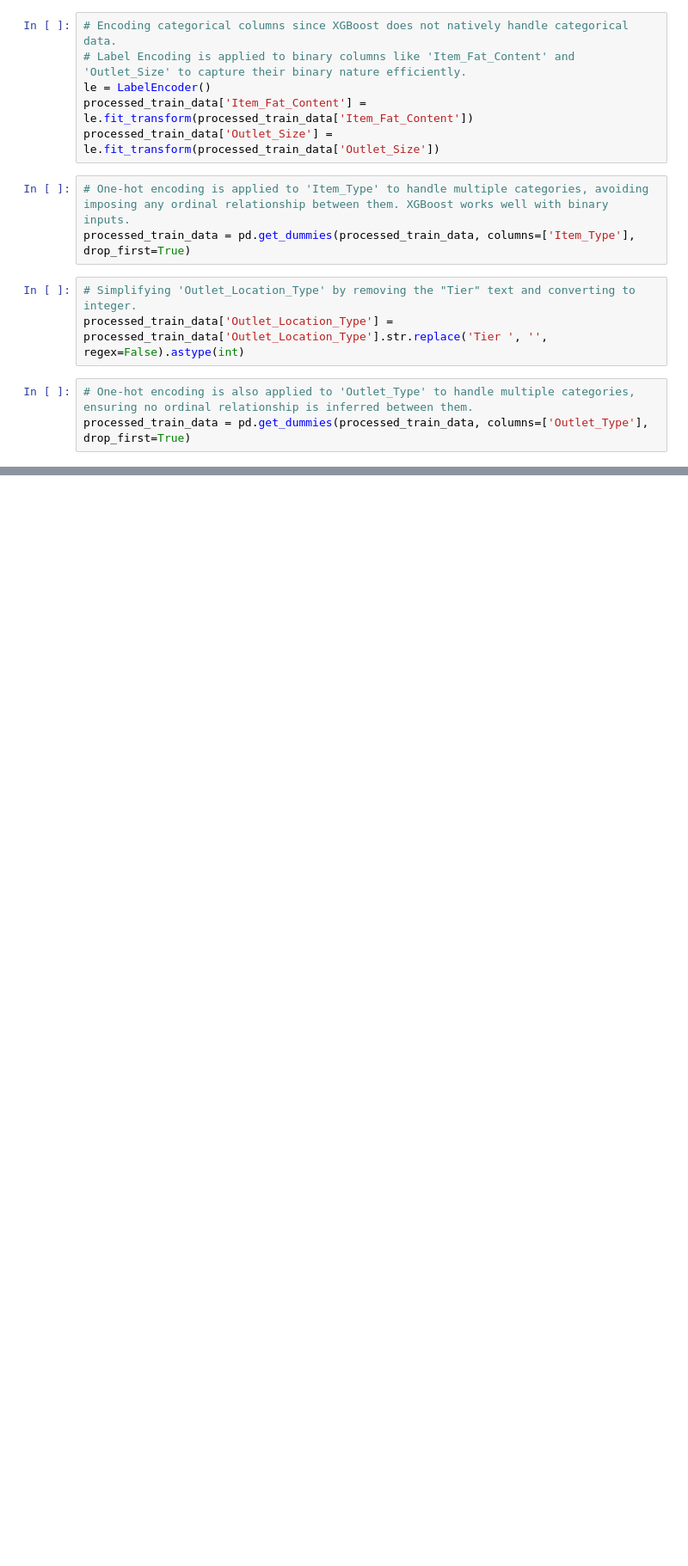
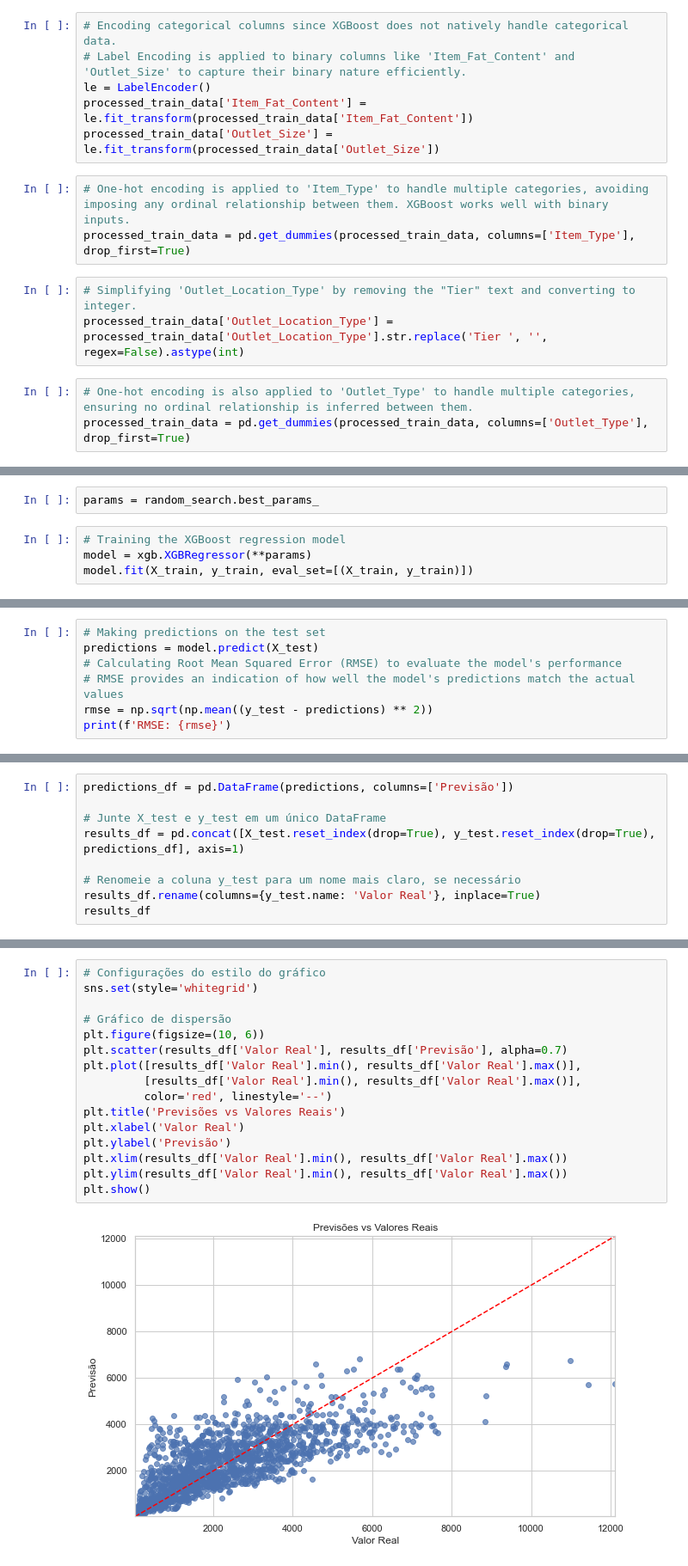
Before and after one commit to ThiagoRMFagundes/xgb_regressor_sales_prediction, a Jupyter notebook: xgb_regressor.ipynb, the cells around one changed output, grey strips where cells are left out. Shown at 86% size. Cells and saved outputs as stored; diff of their text form; blank space fills up the shorter version.

```diff
--- a/xgb_regressor.ipynb
+++ b/xgb_regressor.ipynb
@@ -135,0 +275,6 @@ rmse
+# %%
+params = random_search.best_params_
+# %%
+# Training the XGBoost regression model
+model = xgb.XGBRegressor(**params)
+model.fit(X_train, y_train, eval_set=[(X_train, y_train)])
@@ -135,0 +310,7 @@ rmse
+# %%
+# Making predictions on the test set
+predictions = model.predict(X_test)
+# Calculating Root Mean Squared Error (RMSE) to evaluate the model's performance
+# RMSE provides an indication of how well the model's predictions match the actual values
+rmse = np.sqrt(np.mean((y_test - predictions) ** 2))
+print(f'RMSE: {rmse}')
@@ -135,0 +321,9 @@ rmse
+# %%
+predictions_df = pd.DataFrame(predictions, columns=['Previsão'])
+
+# Junte X_test e y_test em um único DataFrame
+results_df = pd.concat([X_test.reset_index(drop=True), y_test.reset_index(drop=True), predictions_df], axis=1)
+
+# Renomeie a coluna y_test para um nome mais claro, se necessário
+results_df.rename(columns={y_test.name: 'Valor Real'}, inplace=True)
+results_df
@@ -135,0 +344,18 @@ rmse
+# %%
+# Configurações do estilo do gráfico
+sns.set(style='whitegrid')
+
+# Gráfico de dispersão
+plt.figure(figsize=(10, 6))
+plt.scatter(results_df['Valor Real'], results_df['Previsão'], alpha=0.7)
+plt.plot([results_df['Valor Real'].min(), results_df['Valor Real'].max()],
+         [results_df['Valor Real'].min(), results_df['Valor Real'].max()],
+         color='red', linestyle='--')
+plt.title('Previsões vs Valores Reais')
+plt.xlabel('Valor Real')
+plt.ylabel('Previsão')
+plt.xlim(results_df['Valor Real'].min(), results_df['Valor Real'].max())
+plt.ylim(results_df['Valor Real'].min(), results_df['Valor Real'].max())
+plt.show()
+# %% [output]
+[figure, added]
```
Also changed, not shown: parts of 34 cells of this notebook.
